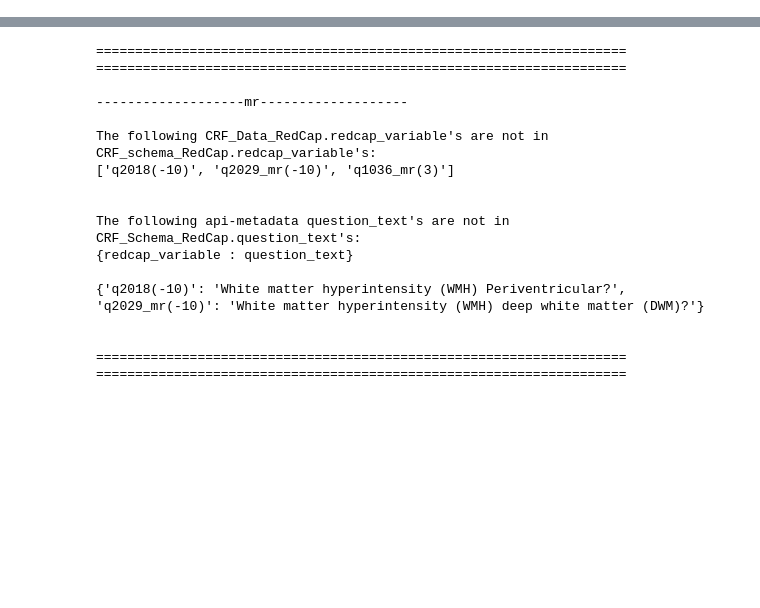
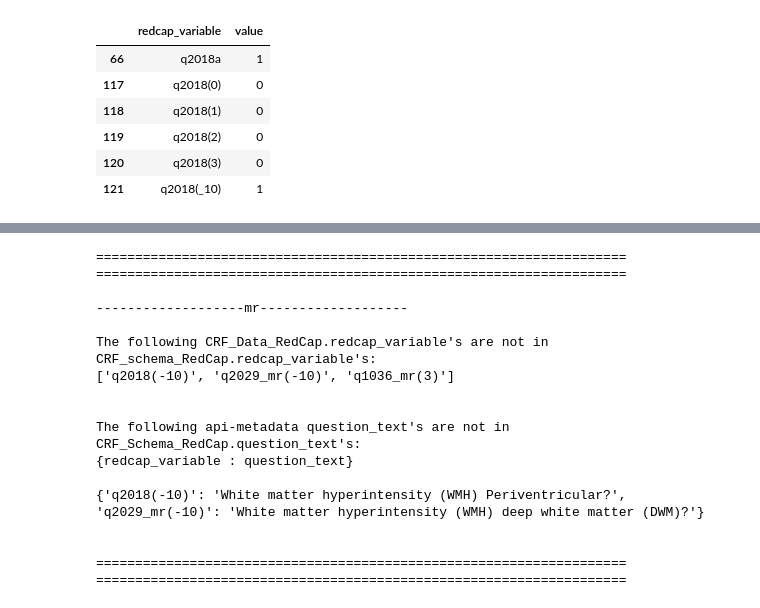
Before and after one commit to maloneytc/AMBRA_Backups, a Jupyter notebook: AMBRA_Backups/scrap.ipynb, the cells around one changed output, grey strips where cells are left out. Saved outputs shown, nothing was run; the diff lists cells and outputs as text; code cells hidden in the pictures; blank space fills up the shorter version.

```diff
--- a/AMBRA_Backups/scrap.ipynb
+++ b/AMBRA_Backups/scrap.ipynb
@@ -38,0 +57,36 @@ api_questions = pd.merge(api_questions, field_names, on='field_name', how='left'
+# %%
+
+patient_name = '11003'
+patient_id = '6037'
+instance = 1
+verified = ''
+
+form_df = AMBRA_Backups.redcap_funcs.get_form_df(project, patient_name, crf_name, instance)
+# if form_df.empty: # if empty, means there is no live data for this patient and a deleted log should appear later
+#     continue
+# crf_id = db.run_insert_query(f"""INSERT INTO CRF_RedCap (id_patient, crf_name, instance, verified, deleted) VALUES
+#                                 (%s, %s, {'NULL' if instance is None else instance}, %s, %s)""", [patient_id, crf_name, verified, deleted])
+
+irr_cols = 3 if form_df.columns[1] == 'redcap_repeat_instrument' else 1 # number of irrelevant fields ie. record_id, redcap_repeat_instrument, redcap_repeat_instance
+form_df = form_df[form_df.columns[irr_cols:]]
+form_df = form_df.melt(var_name='redcap_variable')
+form_df.loc[form_df['redcap_variable'].str.contains('___'), 'redcap_variable'] = form_df['redcap_variable']+')'
+form_df.loc[form_df['redcap_variable'].str.contains('___'), 'redcap_variable'] = form_df['redcap_variable'].str.replace('___', '(')
+
+def under_to_neg(row):
+    redcap_variable = row['redcap_variable']
+    if '(' in redcap_variable and ')' in redcap_variable:
+        option = redcap_variable.split('(')[1].split(')')[0]
+        if option
+
+
+
+form_df[form_df['redcap_variable'].str.contains('2018')]
+# %% [output]
+|  | redcap_variable | value |
+| 66 | q2018a | 1 |
+| 117 | q2018(0) | 0 |
+| 118 | q2018(1) | 0 |
+| 119 | q2018(2) | 0 |
+| 120 | q2018(3) | 0 |
+| 121 | q2018(_10) | 1 |
```
Also changed, not shown: parts of 4 cells of this notebook.
